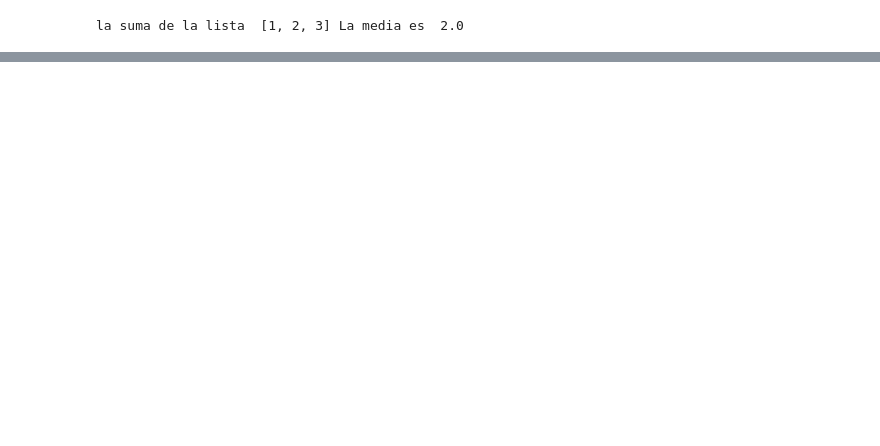
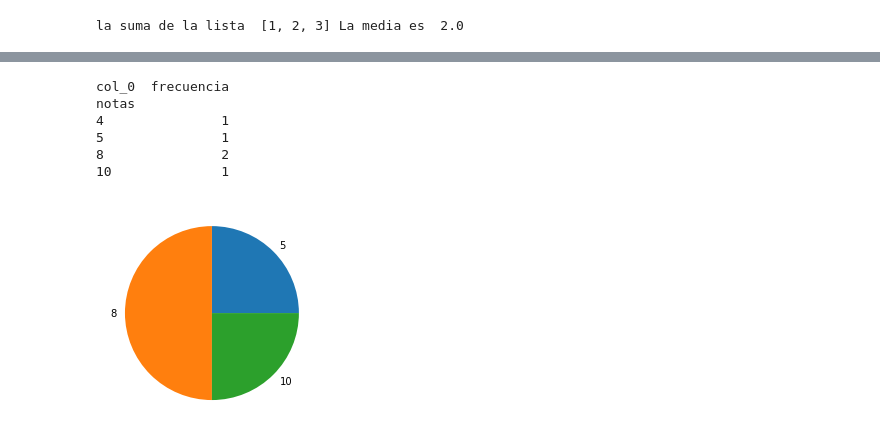
Before and after one commit to camposk592/Fundamentos-de-Phython, a Jupyter notebook: Fundamentos_de_phy.ipynb, the cells around one changed output, grey strips where cells are left out. Saved outputs shown, nothing was run; the diff lists cells and outputs as text; code cells hidden in the pictures; blank space fills up the shorter version.

```diff
--- a/Fundamentos_de_phy.ipynb
+++ b/Fundamentos_de_phy.ipynb
@@ -112,0 +371,28 @@ la suma de la lista  [1, 2, 3] La media es  2.0
+# %%
+import pandas as pd
+import matplotlib.pyplot as plt
+
+archivo = pd.read_csv("/content/notas.csv", sep=";", encoding="utf-8")
+#print(archivo)
+
+proceso = pd.crosstab(index = archivo["notas"],columns="frecuencia")
+print(proceso)
+
+#sobresalientes = proceso.loc[proceso.index>=5]["frecuencia"]
+#print(sobresalientes)
+
+plt.pie(sobresalientes, labels=sobresalientes.index)
+#plt.xlabel("Estudiantes que pasaron")
+#plt.show()
+
+grupoNotas = archivo.groupby(["notas"]).agg({"sum"})
+#print(grupoNotas)
+#grupoNotas.to_csv("/content/grupoNotas.csv", sep=";")
+# %% [output]
+col_0  frecuencia
+notas
+4               1
+5               1
+8               2
+10              1
+[figure, added]
```
Also changed, not shown: parts of 33 cells of this notebook.
